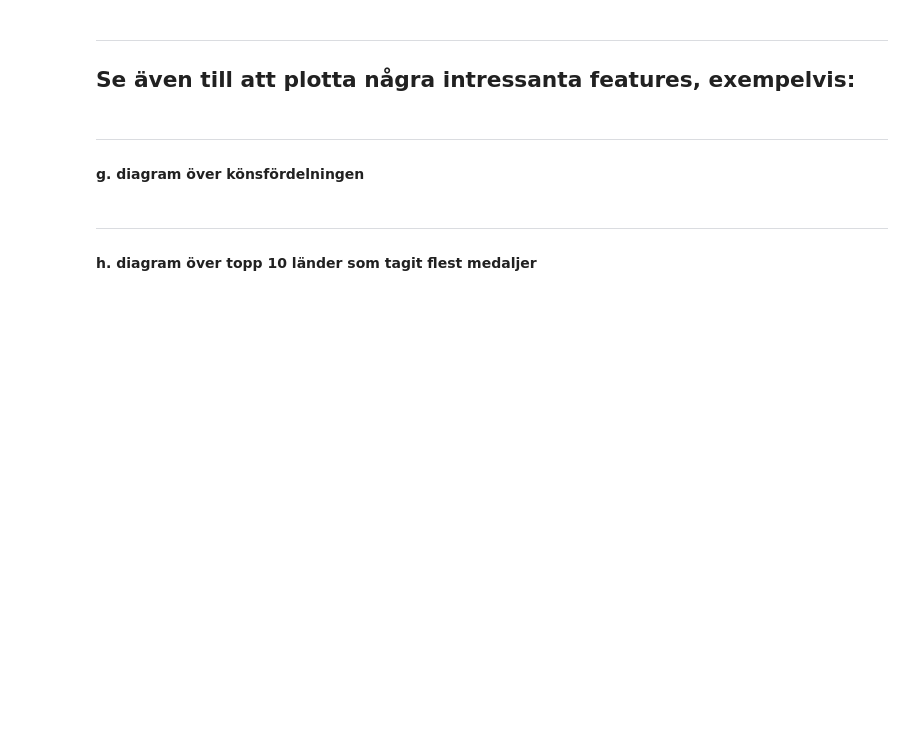
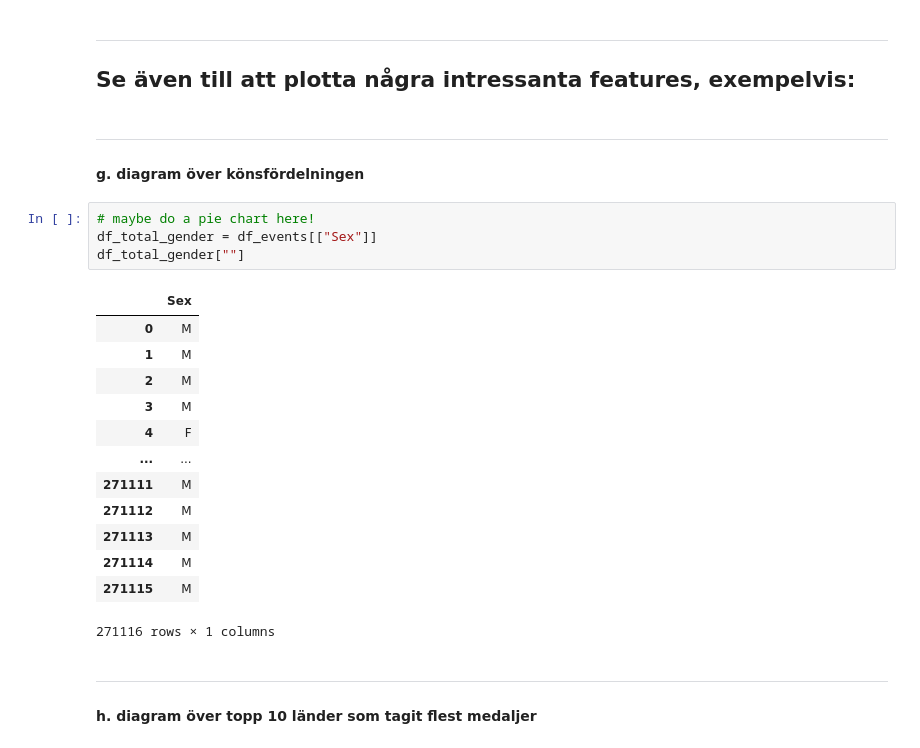
Before and after one commit to SCGlass/Databehandling_project_OS, a Jupyter notebook: Sam/Data_exploration_Sam.ipynb, the cells around one changed output. Cells and saved outputs as stored; diff of their text form; blank space fills up the shorter version.

```diff
--- a/Sam/Data_exploration_Sam.ipynb
+++ b/Sam/Data_exploration_Sam.ipynb
@@ -213,6 +251,24 @@ df_medal_count
 # %% [markdown]
 ----
 #### g. diagram över könsfördelningen
+# %%
+# maybe do a pie chart here!
+df_total_gender = df_events[["Sex"]]
+df_total_gender[""]
+# %% [output]
+|  | Sex |
+| 0 | M |
+| 1 | M |
+| 2 | M |
+| 3 | M |
+| 4 | F |
+| ... | ... |
+| 271111 | M |
+| 271112 | M |
+| 271113 | M |
+| 271114 | M |
+| 271115 | M |
+271116 rows × 1 columns
 # %% [markdown]
 ----
 #### h. diagram över topp 10 länder som tagit flest medaljer
```
Also changed, not shown: parts of 3 cells of this notebook.
